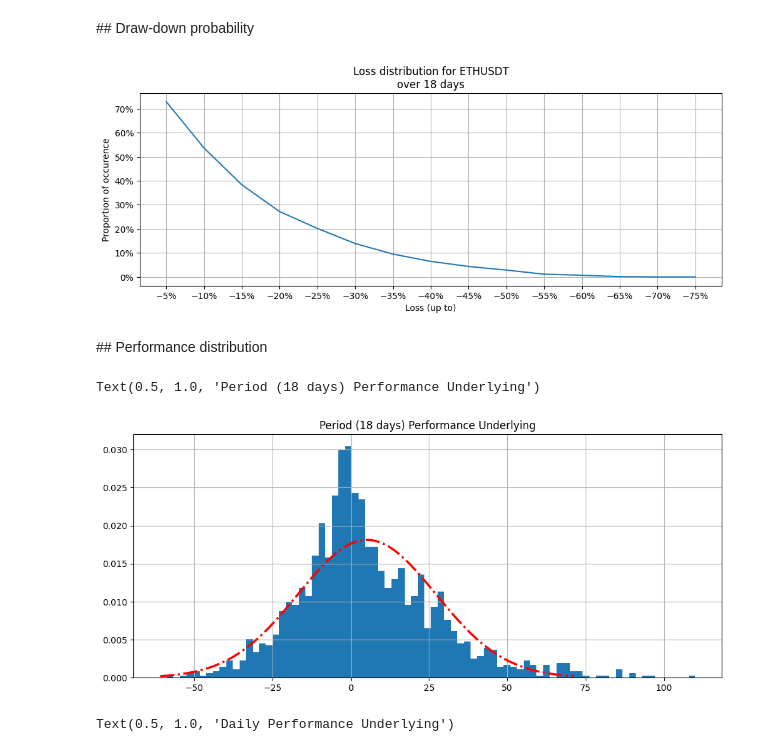
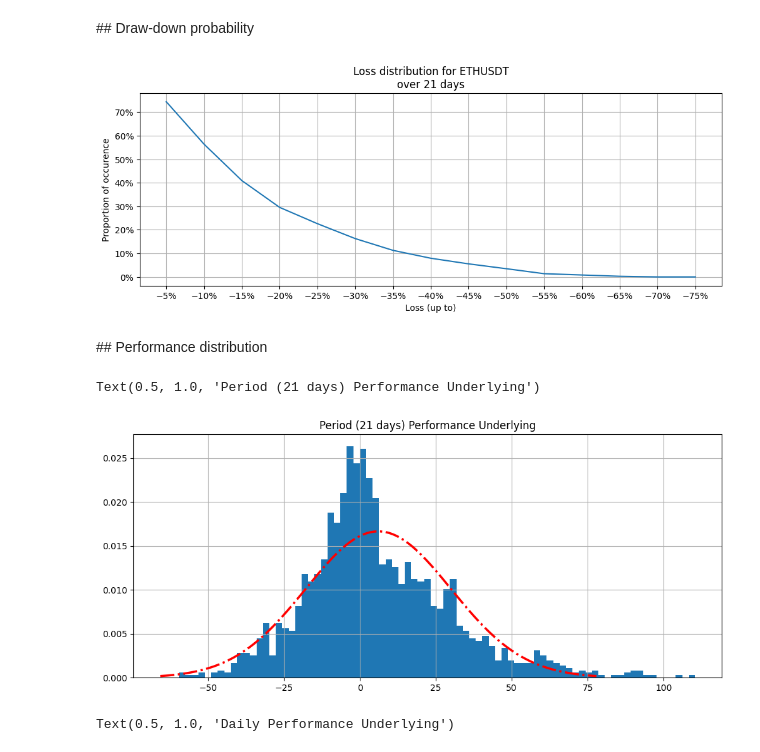
Before and after one commit to chris-ch/ethereum-prices, a Jupyter notebook: analyse-prices.ipynb, the cells around one changed output. Cells and saved outputs as stored; diff of their text form; code cells hidden in the pictures.

```diff
--- a/analyse-prices.ipynb
+++ b/analyse-prices.ipynb
@@ -59,25 +101,15 @@ daily_prices = prices_df.groupby(prices_df.index.date)['open'].first()
 # %% [markdown]
 ## Input parameters here
 # %%
-TARGET_EXPIRY = date(2023, 9, 15)
+target_period_days = 21
+instrument_code = 'ETH'
 
-remaining_days = (TARGET_EXPIRY - date.today()).days
 
-instrument_code = 'ETH'
 headers = {"Content-Type": "application/json"}
 base_url = 'https://www.deribit.com/api/v2/public'
-get_current_price = f"{base_url}/get_index_price?index_name=eth_usd"
-response_current_price = requests.get(get_current_price, headers=headers)
-
-if response_current_price.status_code != 200:
-    raise IOError(f'request failed with error {response_current_price.status_code}')
-
-current_price = response_current_price.json()['result']['index_price']
 
 get_options = f"{base_url}/get_instruments?currency={instrument_code}&kind=option&expired=false"
-
 response_options = requests.get(get_options, headers=headers)
-
 if response_options.status_code != 200:
     raise IOError(f'request failed with error {response_options.status_code}')
 
@@ -89,6 +121,17 @@ for option in result:
         puts[(option['strike'], datetime.fromtimestamp(option['expiration_timestamp'] / 1000).date())] = option['instrument_id']
     elif option['option_type'] == 'call':
         calls[(option['strike'], datetime.fromtimestamp(option['expiration_timestamp'] / 1000).date())] = option['instrument_id']
+
+target_expiry = min({k[1] for k in puts.keys()}, key=lambda d: abs(d - (date.today() + timedelta(days=target_period_days))))
+
+get_current_price = f"{base_url}/get_index_price?index_name={instrument_code.lower()}_usd"
+response_current_price = requests.get(get_current_price, headers=headers)
+
+if response_current_price.status_code != 200:
+    raise IOError(f'request failed with error {response_current_price.status_code}')
+
+current_price = response_current_price.json()['result']['index_price']
+remaining_days = (target_expiry - date.today()).days
 # %% [markdown]
 ## Draw-down probability
 # %%
@@ -116,7 +159,7 @@ axes = pandas.Series(frequencies, name='loss_distribution').plot(
     figsize=(12,4),
     grid=True,
     xticks=list(frequencies.keys()),
-    title=f'Loss distribution for {SYMBOL}\nover {remaining_days} days'
+    title=f'Loss distribution for {BINANCE_SYMBOL}\nover {remaining_days} days'
 )
 pyplot.gca().invert_xaxis()
 pyplot.xlabel('Loss (up to)')
@@ -124,30 +167,29 @@ pyplot.ylabel('Proportion of occurence')
 axes.xaxis.set_major_formatter(ticker.PercentFormatter())
 axes.yaxis.set_major_formatter(ticker.PercentFormatter())
 # %% [output]
-[figure, old version]
+[figure, new version]
 # %% [markdown]
 ## Performance distribution
 # %%
 df['period_perf_pct'].hist(bins=80, density=True, figsize=(12, 5))
 
 def normpdf(x: ndarray, mu: float, sigma: float):
     sigma = abs(float(sigma))
     z = (x - float(mu)) / sigma
-    return numpy.array([math.exp(-0.5 * x * x) / (math.sqrt(2. * math.pi) * sigma) for x in z])
-
+    return numpy.exp(-0.5 * numpy.square(z)) / (math.sqrt(2. * math.pi) * sigma)
 
 mu = df['period_perf_pct'].describe()['mean']
 sigma = df['period_perf_pct'].describe()['std']
 # Generate the normal distribution curve
-x = numpy.linspace(mu - 3*sigma, mu + 3*sigma, 1000)
+x = numpy.linspace(mu - 3 * sigma, mu + 3 * sigma, 1000)
 y = normpdf(x, mu, sigma)
 
 # Plot the normal distribution curve
 pyplot.plot(x, y, linestyle='dashdot', linewidth=2.5, color='red')
 pyplot.title(f'Period ({remaining_days} days) Performance Underlying')
 # %% [output]
-Text(0.5, 1.0, 'Period (18 days) Performance Underlying')
+Text(0.5, 1.0, 'Period (21 days) Performance Underlying')
-[figure, old version]
+[figure, new version]
 # %%
 daily_perf = df["daily_prices"].shift(-1).divide(df["daily_prices"]).subtract(1.).dropna().multiply(100.)
 daily_perf.hist(bins=80, density=True, figsize=(12, 5))
```
Also changed, not shown: parts of 14 cells of this notebook.
